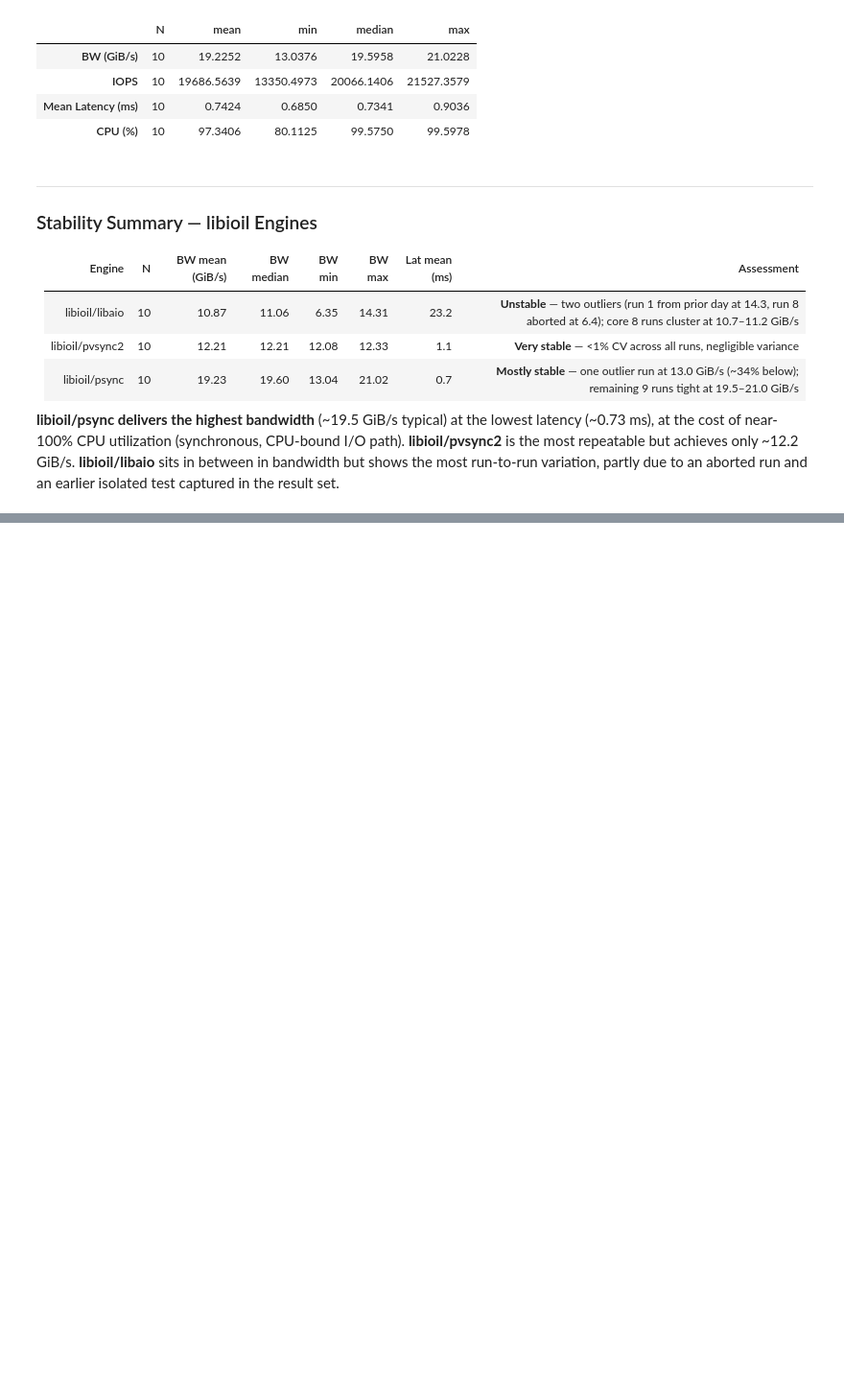
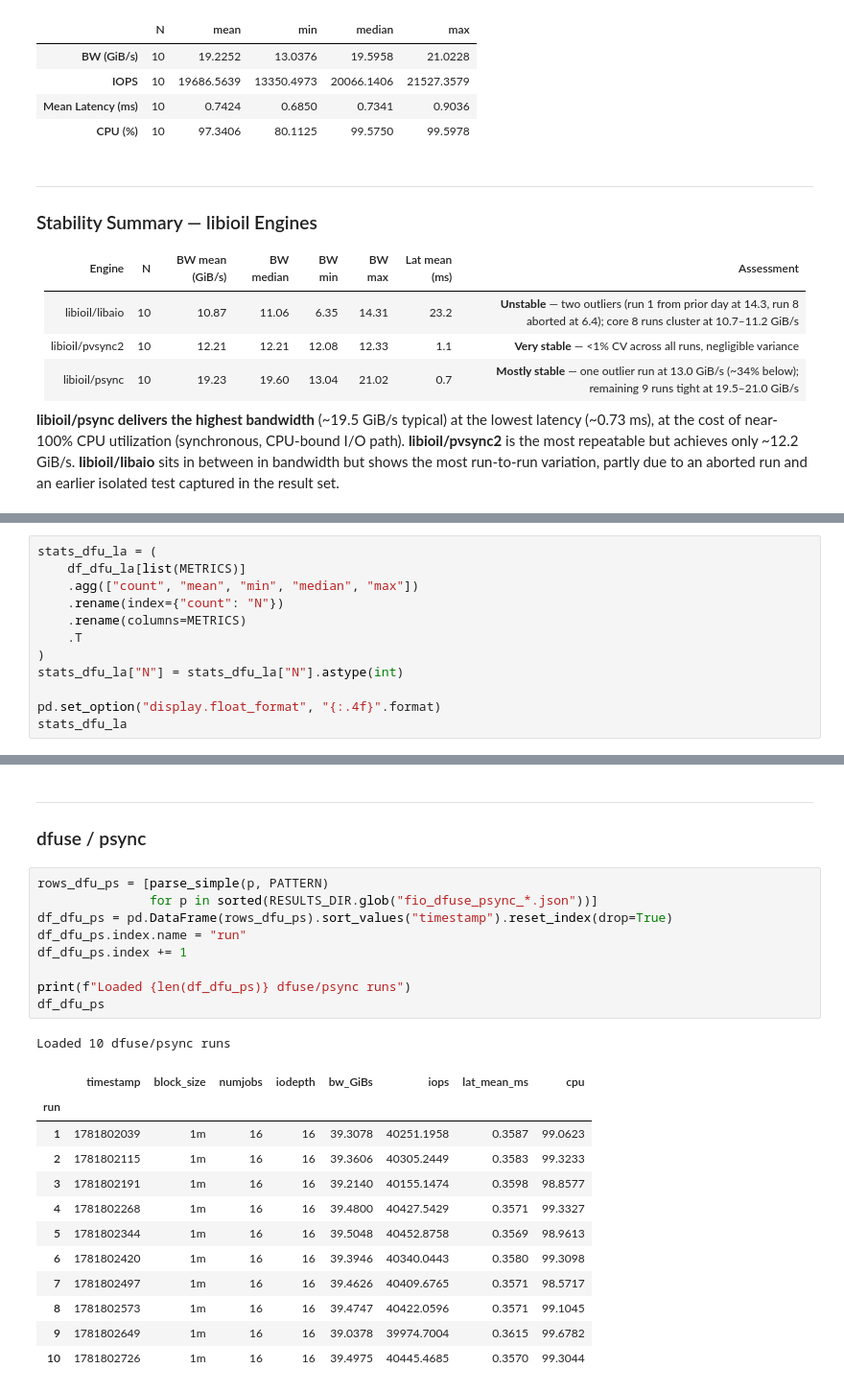
Before and after one commit to cissieAB/pdsw26_daos-bench, a Jupyter notebook: results/aurora/fio/3engines-rand_write/fio_engine_stats.ipynb, the cells around one changed output, grey strips where cells are left out. Shown at 96% size. Cells and saved outputs as stored; diff of their text form; blank space fills up the shorter version.

```diff
--- a/results/aurora/fio/3engines-rand_write/fio_engine_stats.ipynb
+++ b/results/aurora/fio/3engines-rand_write/fio_engine_stats.ipynb
@@ -302,0 +332,12 @@ partly due to an aborted run and an earlier isolated test captured in the result
+# %%
+stats_dfu_la = (
+    df_dfu_la[list(METRICS)]
+    .agg(["count", "mean", "min", "median", "max"])
+    .rename(index={"count": "N"})
+    .rename(columns=METRICS)
+    .T
+)
+stats_dfu_la["N"] = stats_dfu_la["N"].astype(int)
+
+pd.set_option("display.float_format", "{:.4f}".format)
+stats_dfu_la
@@ -302,0 +350,26 @@ partly due to an aborted run and an earlier isolated test captured in the result
+# %% [markdown]
+---
+### dfuse / psync
+# %%
+rows_dfu_ps = [parse_simple(p, PATTERN)
+               for p in sorted(RESULTS_DIR.glob("fio_dfuse_psync_*.json"))]
+df_dfu_ps = pd.DataFrame(rows_dfu_ps).sort_values("timestamp").reset_index(drop=True)
+df_dfu_ps.index.name = "run"
+df_dfu_ps.index += 1
+
+print(f"Loaded {len(df_dfu_ps)} dfuse/psync runs")
+df_dfu_ps
+# %% [output]
+Loaded 10 dfuse/psync runs
+|  | timestamp | block_size | numjobs | iodepth | bw_GiBs | iops | lat_mean_ms | cpu |
+| run |  |  |  |  |  |  |  |  |
+| 1 | 1781802039 | 1m | 16 | 16 | 39.3078 | 40251.1958 | 0.3587 | 99.0623 |
+| 2 | 1781802115 | 1m | 16 | 16 | 39.3606 | 40305.2449 | 0.3583 | 99.3233 |
+| 3 | 1781802191 | 1m | 16 | 16 | 39.2140 | 40155.1474 | 0.3598 | 98.8577 |
+| 4 | 1781802268 | 1m | 16 | 16 | 39.4800 | 40427.5429 | 0.3571 | 99.3327 |
+| 5 | 1781802344 | 1m | 16 | 16 | 39.5048 | 40452.8758 | 0.3569 | 98.9613 |
+| 6 | 1781802420 | 1m | 16 | 16 | 39.3946 | 40340.0443 | 0.3580 | 99.3098 |
+| 7 | 1781802497 | 1m | 16 | 16 | 39.4626 | 40409.6765 | 0.3571 | 98.5717 |
+| 8 | 1781802573 | 1m | 16 | 16 | 39.4747 | 40422.0596 | 0.3571 | 99.1045 |
+| 9 | 1781802649 | 1m | 16 | 16 | 39.0378 | 39974.7004 | 0.3615 | 99.6782 |
+| 10 | 1781802726 | 1m | 16 | 16 | 39.4975 | 40445.4685 | 0.3570 | 99.3044 |
```
Also changed, not shown: parts of 12 cells of this notebook, 3 other files.
